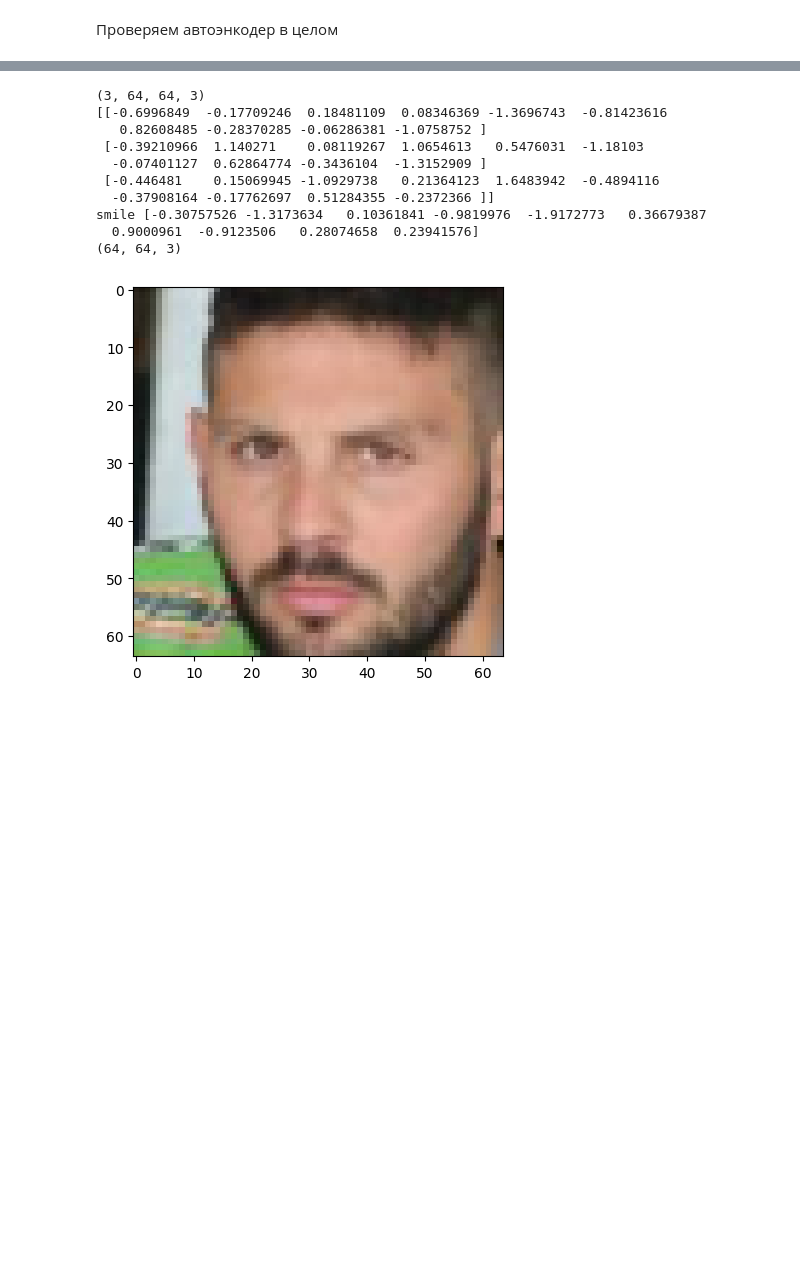
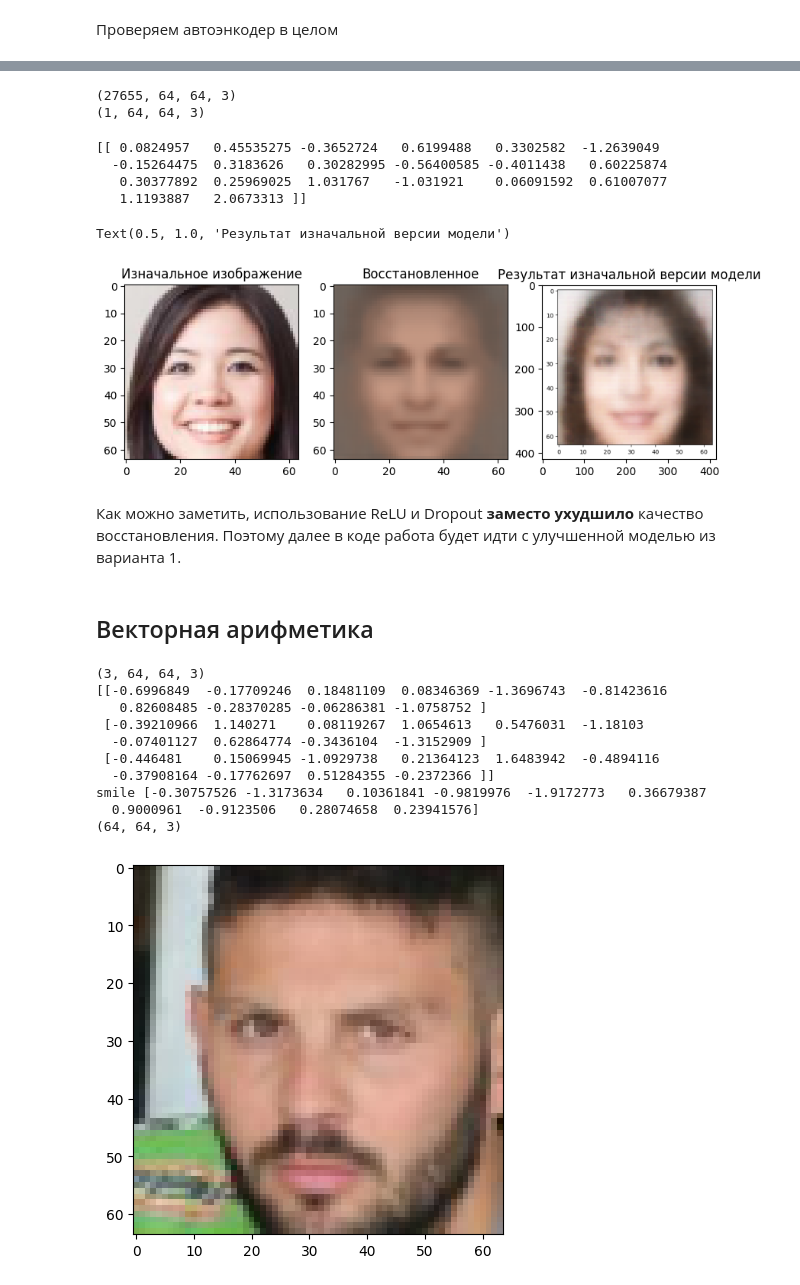
Before and after one commit to Krearden/psuNN, a Jupyter notebook: LR7/LR7.ipynb, the cells around one changed output, grey strips where cells are left out. Saved outputs shown, nothing was run; the diff lists cells and outputs as text; code cells hidden in the pictures; blank space fills up the shorter version.

```diff
--- a/LR7/LR7.ipynb
+++ b/LR7/LR7.ipynb
@@ -440,0 +511,9 @@ x_train shape: (27655, 64, 64, 3)
+# %%
+vae2 = VAE(encoder2, decoder2, z_mean, z_log_var)
+vae2.compile()
+
+vae2.model.fit(x_train, x_train,
+          batch_size=186,
+          epochs=30,
+          #callbacks=[checkpoint_callback],
+          shuffle=True)
@@ -441,3 +539,53 @@ x_train shape: (27655, 64, 64, 3)
+# %%
+import matplotlib.pyplot as plt
+import cv2
+import numpy as np
+
+images = []
+np_images = []
+i = 200
+
+images.append(np.expand_dims(x_train[i], axis=0))
+np_images = np.vstack(images)
+print(x_train.shape)
+print(np_images.shape)
+emb = vae2.encoder.predict(np_images)
+print(emb)
+x_decoded = vae2.decoder.predict(emb)
+digit = x_decoded[0].reshape(img_size, img_size, 3)
+
+# Чтение третьего изображения из файла
+third_image = cv2.imread('var0op.png')
+third_image = cv2.cvtColor(third_image, cv2.COLOR_BGR2RGB)
+
+# Показ первого изображения
+plt.figure(figsize=(10, 7))
+plt.subplot(1, 3, 1)
+plt.imshow(cv2.cvtColor(x_train[i], cv2.COLOR_BGR2RGB), cmap="Greys_r")
+plt.title("Изначальное изображение")
+
+# Показ второго изображения
+plt.subplot(1, 3, 2)
+plt.imshow(cv2.cvtColor(digit, cv2.COLOR_BGR2RGB), cmap="Greys_r")
+plt.title("Восстановленное")
+
+# Показ третьего изображения
+plt.subplot(1, 3, 3)
+plt.imshow(third_image, cmap="Greys_r")
+plt.title("Результат изначальной версии модели")
+# %% [output]
+(27655, 64, 64, 3)
+(1, 64, 64, 3)
+[[ 0.0824957   0.45535275 -0.3652724   0.6199488   0.3302582  -1.2639049
+  -0.15264475  0.3183626   0.30282995 -0.56400585 -0.4011438   0.60225874
+   0.30377892  0.25969025  1.031767   -1.031921    0.06091592  0.61007077
+   1.1193887   2.0673313 ]]
+Text(0.5, 1.0, 'Результат изначальной версии модели')
+[figure, added]
+# %% [markdown]
+Как можно заметить, использование ReLU и Dropout **заместо ухудшило** качество восстановления. Поэтому далее в коде работа будет идти с улучшенной моделью из варианта 1.
+# %% [markdown]
+## Векторная арифметика
 # %%
 img1 = cv2.imread('datasets/mxnet1k/mxnet_47/3644.png') #reference with smile
 img1 = cv2.resize(img1,(img_size, img_size))
```
Also changed, not shown: parts of 24 cells of this notebook.
